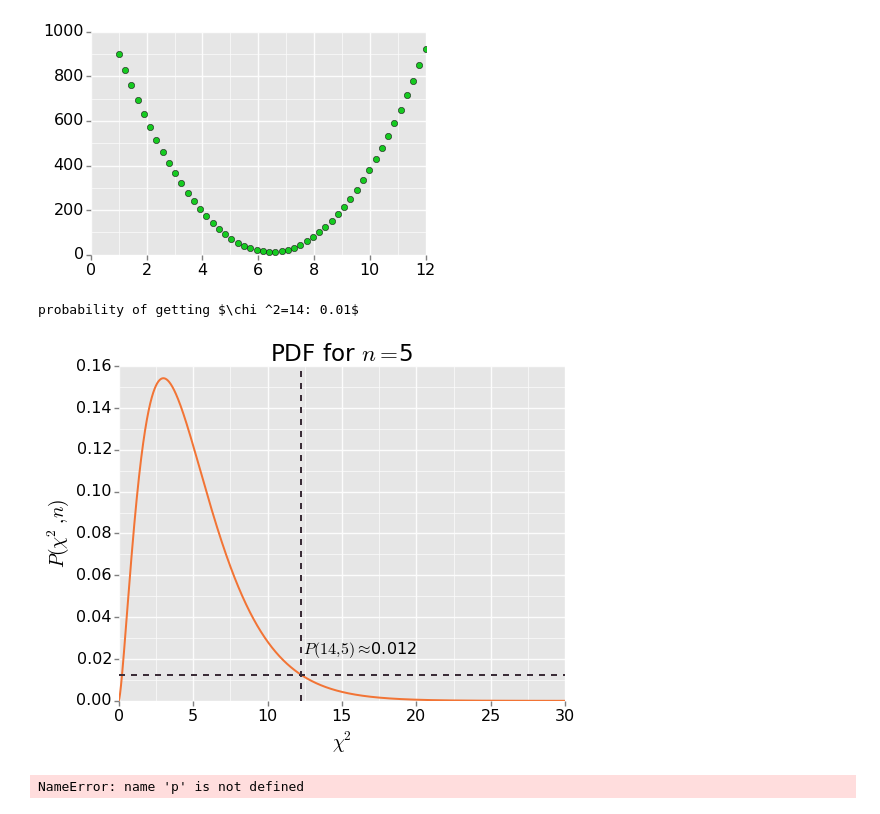
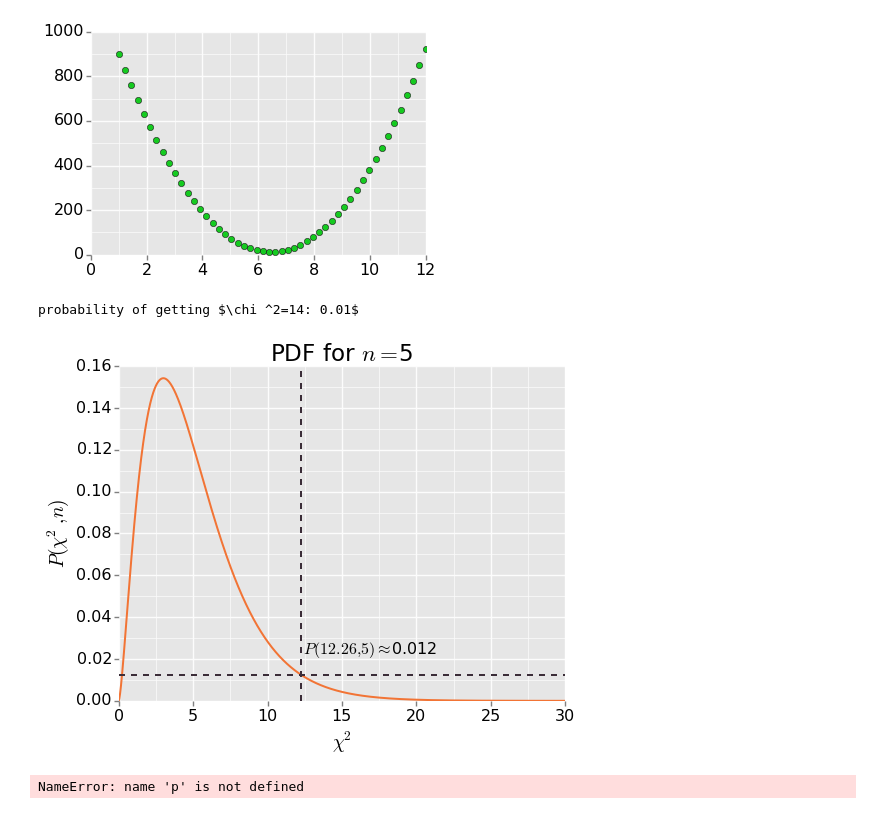
Before and after one commit to giulioungaretti/stats2013, a Jupyter notebook: ProblemSet/2.1.ipynb, the cells around one changed output. Cells and saved outputs as stored; diff of their text form; code cells hidden in the pictures.

```diff
--- a/ProblemSet/2.1.ipynb
+++ b/ProblemSet/2.1.ipynb
@@ -105,21 +105,21 @@ style.rstyle(ax)
 # %%
 from scipy.stats import chi2
 fig,ax = subplots(figsize=(8,6))
 df =len(g)-1
 rv = chi2(df)
 x = np.linspace(0, 30,4000)
 ax.plot(x, rv.pdf(x),color='#F27435')
 ax.set_xlabel(r'$\chi ^2$')
 ax.set_ylabel(r'$P(\chi ^2, n)$')
 ax.set_title('PDF for $n=$%.i'%(df))#,x=10,y=0.04)
 ax.axvline(x=X2,ls='--',color='#3B2D38')
 ax.axhline(y=chi2.pdf(X2,df),ls='--',color='#3B2D38')
-ax.text(s=r'$P(14,5)\approx $%.3f'%(chi2.pdf(X2,df)),x=X2+0.1,y=chi2.pdf(X2,df)+0.01)
+ax.text(s=r'$P(%.2f,5)\approx $%.3f'%(X2,chi2.pdf(X2,df)),x=X2+0.1,y=chi2.pdf(X2,df)+0.01)
 style.rstyle(ax)
 print 'probability of getting $\chi ^2=14: %.2f$'%(chi2.pdf(X2,df))
 # %% [output]
 probability of getting $\chi ^2=14: 0.01$
-[figure, old version]
+[figure, new version]
 # %%
 fig.savefig('./Latex/fig/xpdf.pdf')
 # %%
```
Also changed, not shown: 15 other files.
